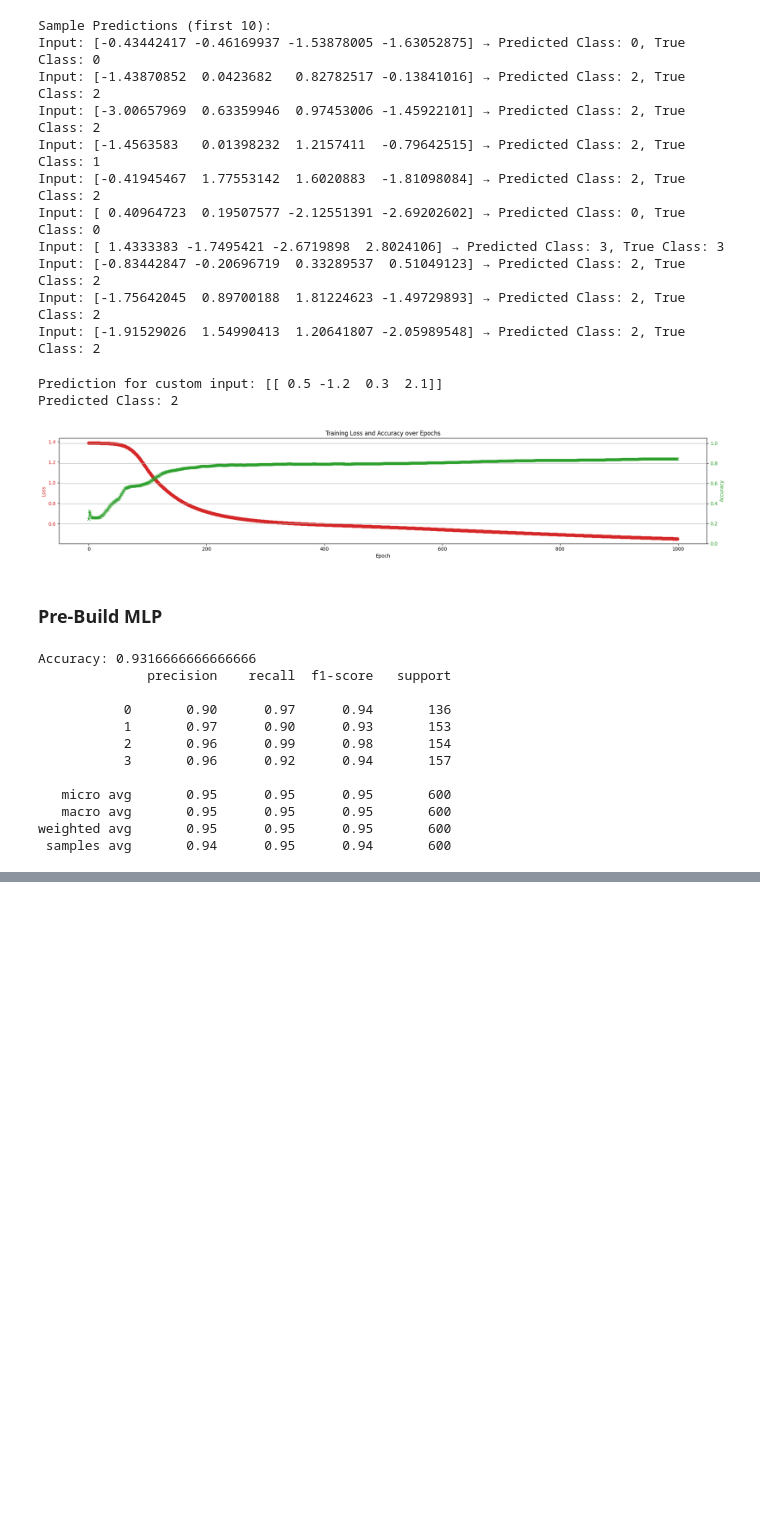
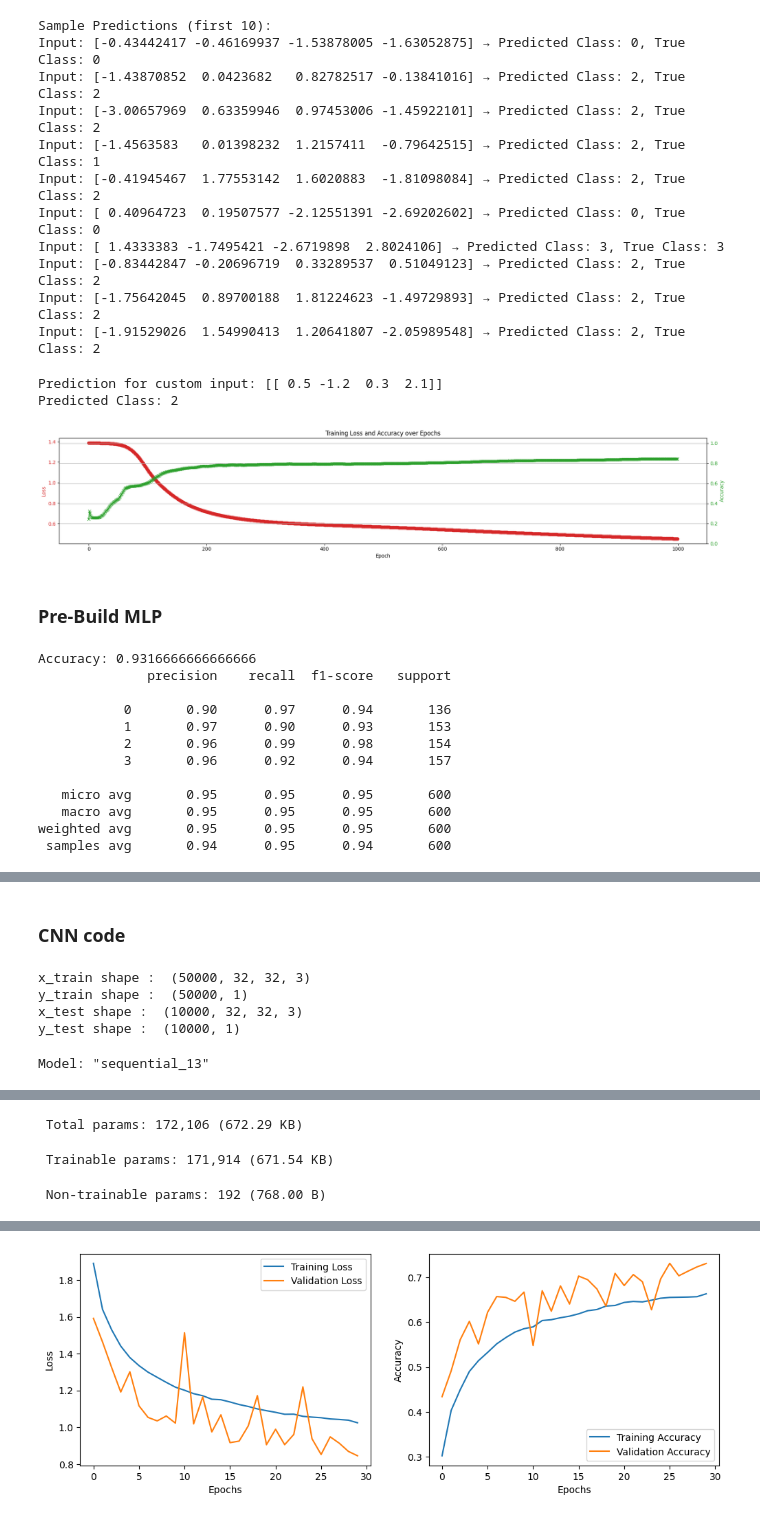
Before and after one commit to aditya230302/CODE-COLLECTION, a Jupyter notebook: DL_Models.ipynb, the cells around one changed output, grey strips where cells are left out. Drawn from its saved outputs; the diff is of its cells as text; code cells hidden in the pictures; blank space fills up the shorter version.

```diff
--- a/DL_Models.ipynb
+++ b/DL_Models.ipynb
@@ -428,0 +639,72 @@ weighted avg       0.95      0.95      0.95       600
+# %% [markdown]
+### **CNN code**
+# %%
+import numpy as np
+import pandas as pd
+import matplotlib.pyplot as plt
+import seaborn as sns
+import tensorflow as tf
+from tensorflow.keras import datasets, layers, models
+
+# data
+(x_train, y_train), (x_test, y_test) = datasets.cifar10.load_data()
+print("x_train shape : ",x_train.shape)
+print("y_train shape : ",y_train.shape)
+print("x_test shape : ",x_test.shape)
+print("y_test shape : ",y_test.shape)
+
+# Model building
+model = models.Sequential() # tf.keras.models.Sequential()
+# Convolutional input layer
+model.add(layers.Conv2D(filters = 32, kernel_size = (3,3), activation = 'relu', input_shape = (x_train[0].shape)))
+# Batch normalisation
+model.add(layers.BatchNormalization())
+# Max Pooling layer
+model.add(layers.MaxPooling2D(pool_size = (2,2)))
+# Dropout layer
+model.add(layers.Dropout(0.25))
+# Convolutional layer with regularisation
+model.add(layers.Conv2D(filters = 64, kernel_size = (3,3), activation = 'relu', kernel_regularizer = tf.keras.regularizers.l2(0.001)))
+# Batch normalisation
+model.add(layers.BatchNormalization())
+# Max Pooling layer
+model.add(layers.MaxPooling2D(pool_size = (2,2)))
+# Dropout layer
+model.add(layers.Dropout(0.25))
+# convolutional layer
+model.add(layers.Conv2D(filters = 64, kernel_size = (1,1), activation = 'relu'))
+# ANN
+model.add(layers.Flatten())
+model.add(layers.Dense(units = 64, activation = 'relu'))
+model.add(layers.Dropout(0.5))
+model.add(layers.Dense(units = 10, activation = 'softmax'))
+# model summary
+model.summary()
+
+# compile model
+model.compile(optimizer = 'adam', loss = tf.keras.losses.sparse_categorical_crossentropy, metrics = ['accuracy'])
+
+# train model
+training_log = model.fit(x_train, y_train, epochs = 30, validation_data = (x_test, y_test))
+
+# training vs validation loss and accuracy plot
+plt.figure(figsize = (12,4))
+plt.subplot(1,2,1)
+plt.plot(training_log.history['loss'], label = 'Training Loss')
+plt.plot(training_log.history['val_loss'], label = 'Validation Loss')
+plt.xlabel('Epochs')
+plt.ylabel('Loss')
+plt.legend()
+plt.subplot(1,2,2)
+plt.plot(training_log.history['accuracy'], label = 'Training Accuracy')
+plt.plot(training_log.history['val_accuracy'], label = 'Validation Accuracy')
+plt.xlabel('Epochs')
+plt.ylabel('Accuracy')
+plt.legend()
+plt.show()
+# %% [output]
+x_train shape :  (50000, 32, 32, 3)
+y_train shape :  (50000, 1)
+x_test shape :  (10000, 32, 32, 3)
+y_test shape :  (10000, 1)
+Model: "sequential_13"
@@ -428,0 +728,3 @@ weighted avg       0.95      0.95      0.95       600
+ Total params: 172,106 (672.29 KB)
+ Trainable params: 171,914 (671.54 KB)
+ Non-trainable params: 192 (768.00 B)
@@ -428,0 +748 @@ weighted avg       0.95      0.95      0.95       600
+[figure, added]
```
Also changed, not shown: parts of 13 cells of this notebook.
